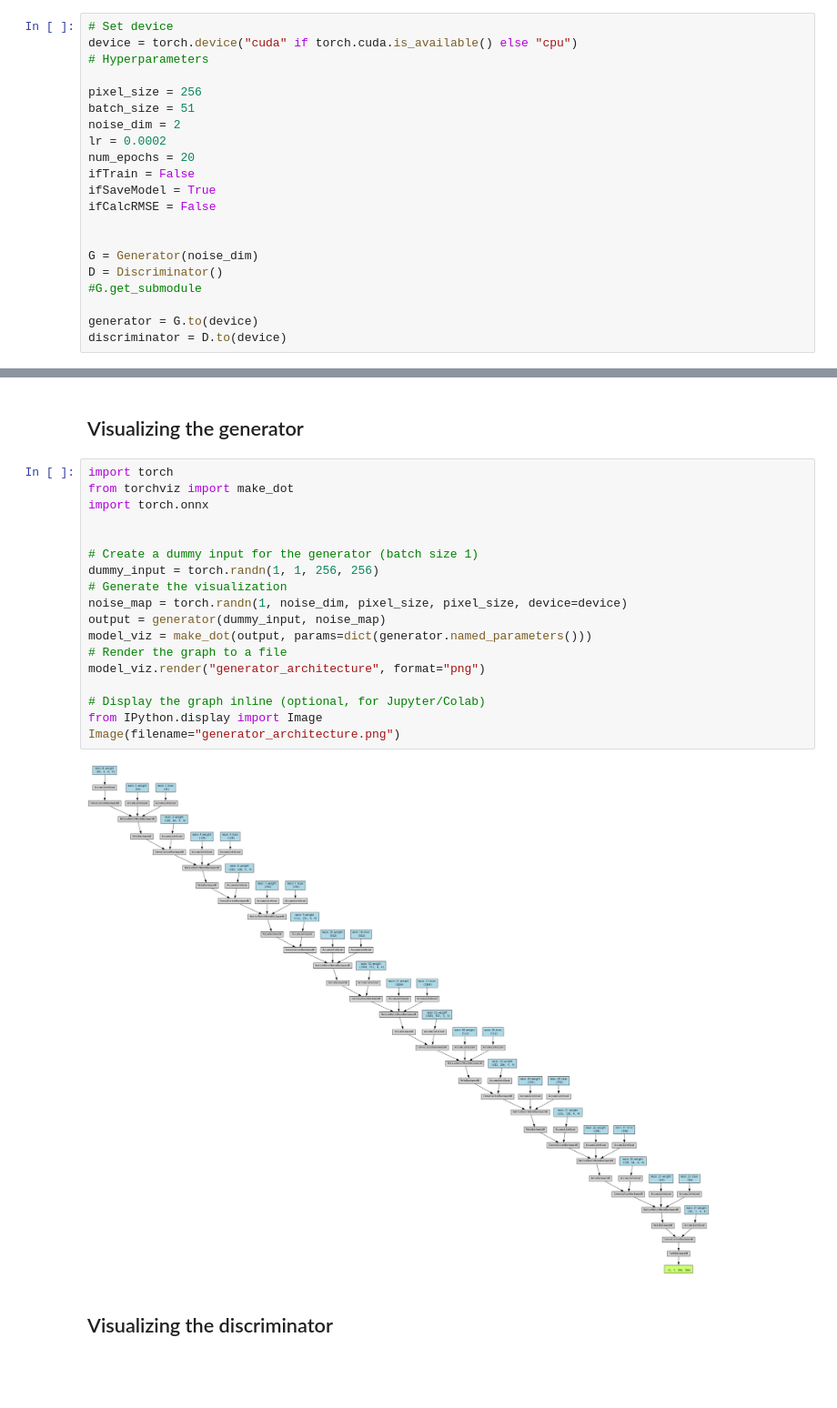
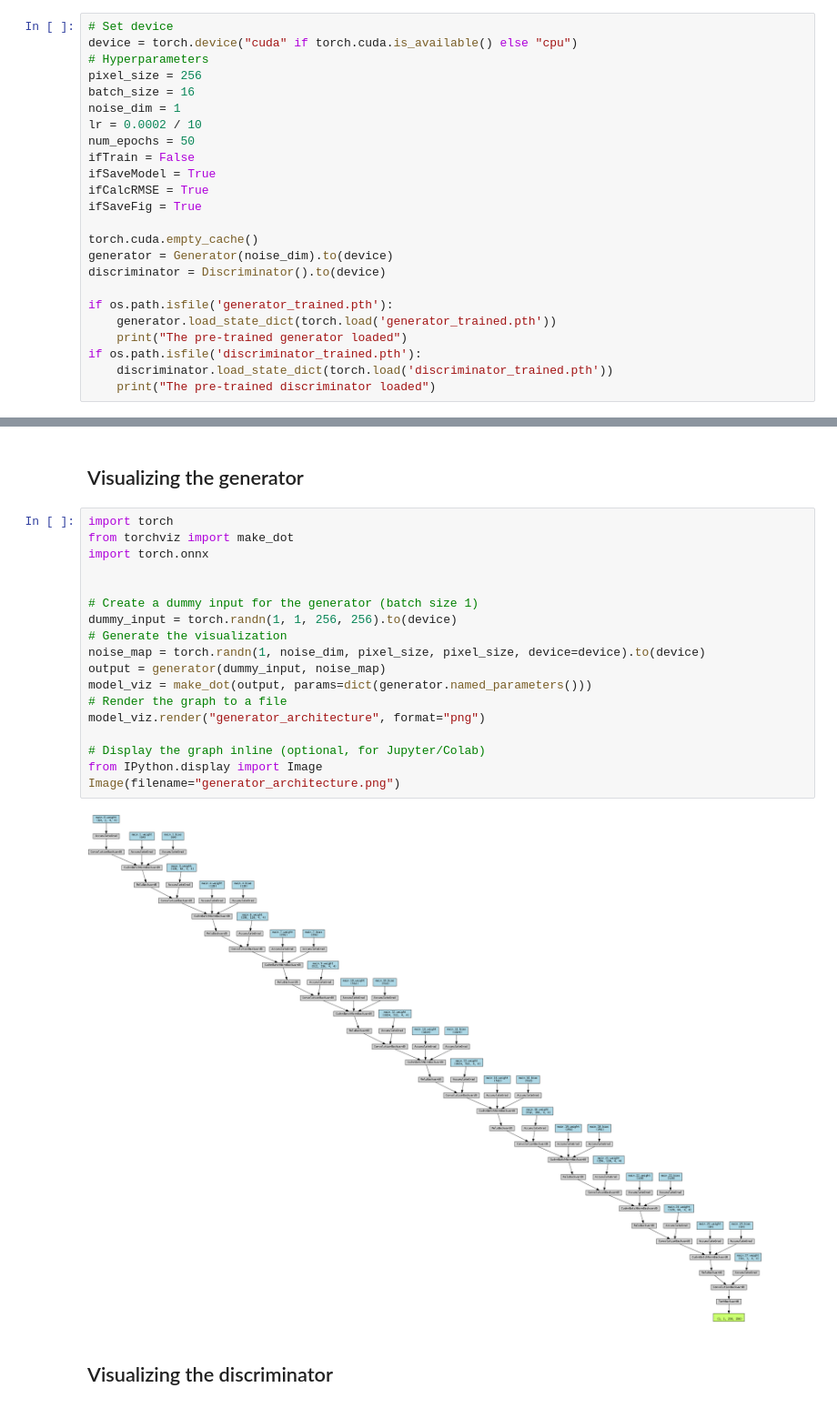
Before and after one commit to esix2/cgan, a Jupyter notebook: sandbox.ipynb, the cells around one changed output, grey strips where cells are left out. Shown at 91% size. Saved outputs shown, nothing was run; the diff lists cells and outputs as text; blank space fills up the shorter version.

```diff
--- a/sandbox.ipynb
+++ b/sandbox.ipynb
@@ -22,20 +22,23 @@ from evaluate_rmse import evaluate_rmse
 # Set device
 device = torch.device("cuda" if torch.cuda.is_available() else "cpu")
 # Hyperparameters
-
 pixel_size = 256
-batch_size = 51
-noise_dim = 2
-lr = 0.0002
-num_epochs = 20
+batch_size = 16
+noise_dim = 1
+lr = 0.0002 / 10
+num_epochs = 50
 ifTrain = False
 ifSaveModel = True
-ifCalcRMSE = False
+ifCalcRMSE = True
+ifSaveFig = True
 
+torch.cuda.empty_cache()
+generator = Generator(noise_dim).to(device)
+discriminator = Discriminator().to(device)
 
-G = Generator(noise_dim)
-D = Discriminator()
-#G.get_submodule
-
-generator = G.to(device)
-discriminator = D.to(device)
+if os.path.isfile('generator_trained.pth'):
+    generator.load_state_dict(torch.load('generator_trained.pth'))
+    print("The pre-trained generator loaded")
+if os.path.isfile('discriminator_trained.pth'):
+    discriminator.load_state_dict(torch.load('discriminator_trained.pth'))
+    print("The pre-trained discriminator loaded")
@@ -253,23 +308,23 @@ if ifCalcRMSE:
 # %%
 import torch
 from torchviz import make_dot
 import torch.onnx
 
 
 # Create a dummy input for the generator (batch size 1)
-dummy_input = torch.randn(1, 1, 256, 256)
+dummy_input = torch.randn(1, 1, 256, 256).to(device)
 # Generate the visualization
-noise_map = torch.randn(1, noise_dim, pixel_size, pixel_size, device=device)
+noise_map = torch.randn(1, noise_dim, pixel_size, pixel_size, device=device).to(device)
 output = generator(dummy_input, noise_map)
 model_viz = make_dot(output, params=dict(generator.named_parameters()))
 # Render the graph to a file
 model_viz.render("generator_architecture", format="png")
 
 # Display the graph inline (optional, for Jupyter/Colab)
 from IPython.display import Image
 Image(filename="generator_architecture.png")
 # %% [output]
-[figure, old version]
+[figure, new version]
 # %% [markdown]
 ## Visualizing the discriminator
 # %%
```
Also changed, not shown: parts of 9 cells of this notebook, 6 other files.
